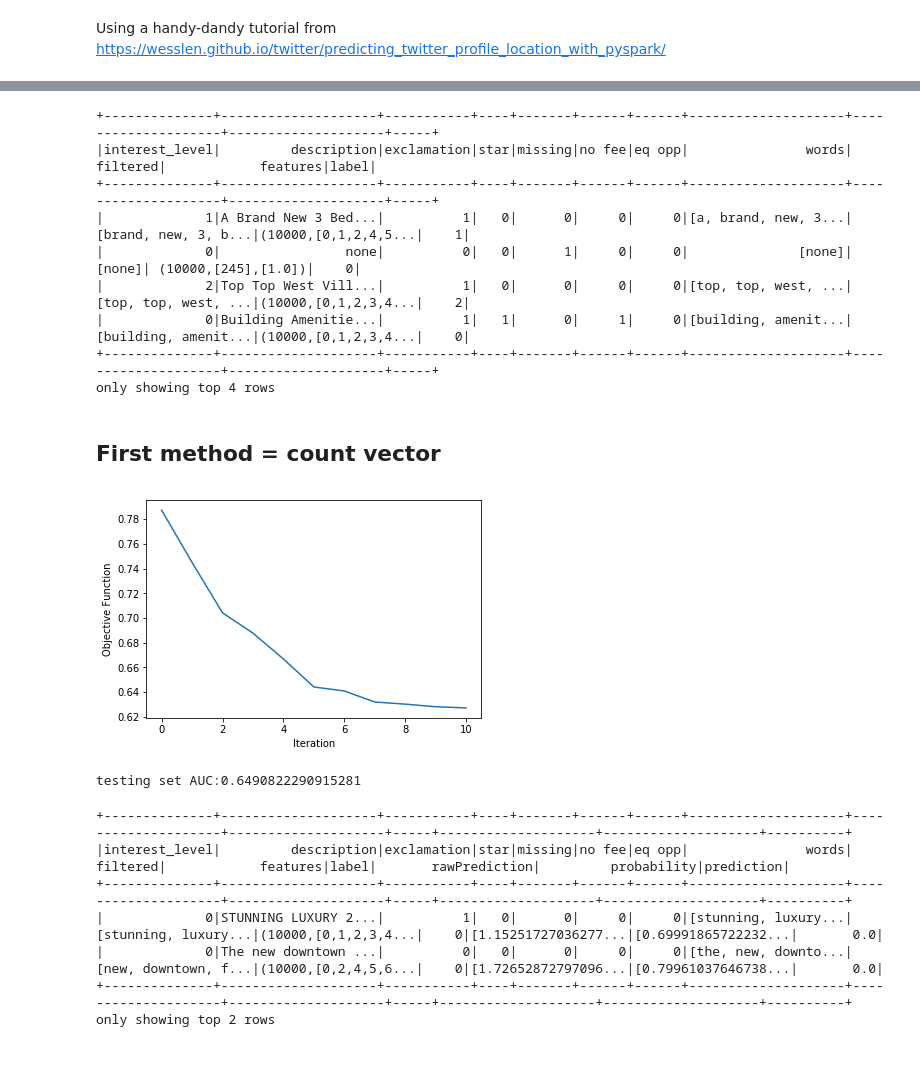
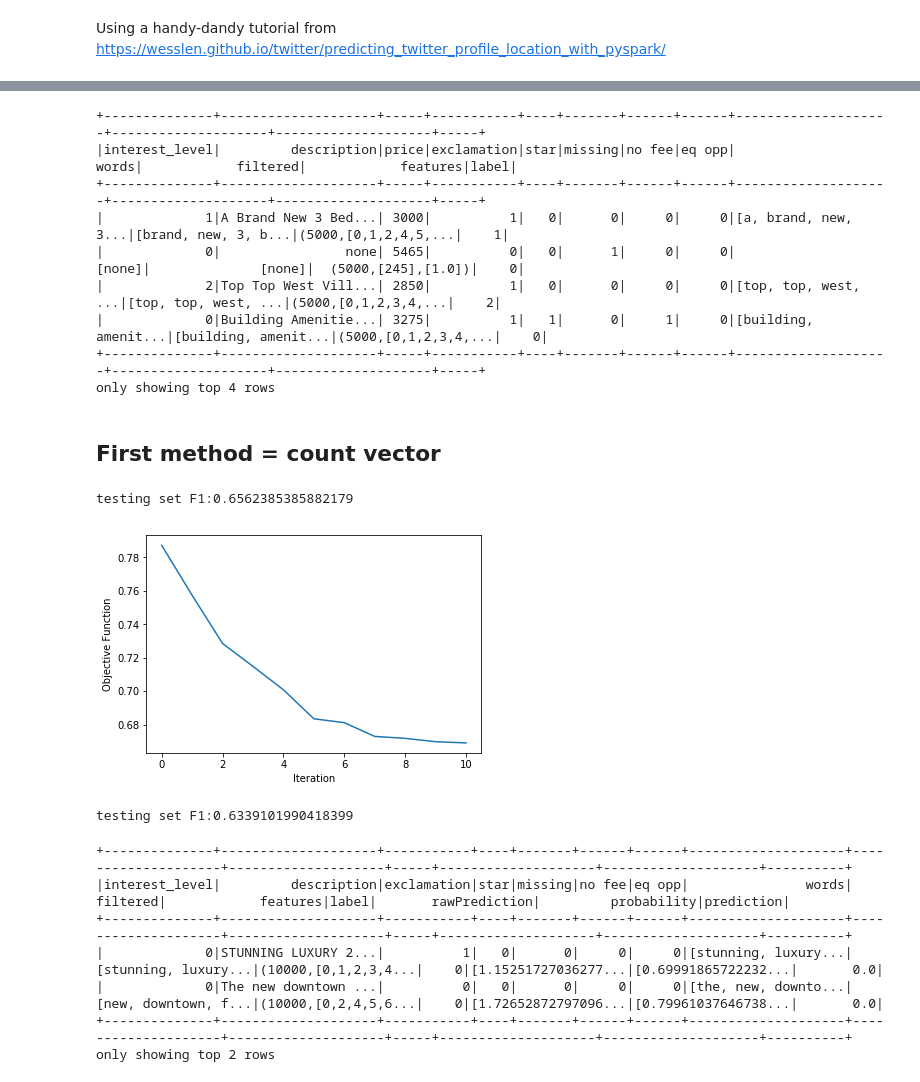
Before and after one commit to DrewPritchard/BigData_PSTAT235, a Jupyter notebook: rentalPrice_georgia.ipynb, the cells around one changed output, grey strips where cells are left out. Saved outputs shown, nothing was run; the diff lists cells and outputs as text; code cells hidden in the pictures.

Commit message:
added crossvalidation for count vector

```diff
--- a/rentalPrice_georgia.ipynb
+++ b/rentalPrice_georgia.ipynb
@@ -554,24 +546,16 @@ countVectors = CountVectorizer(inputCol="filtered", outputCol="features", vocabS
 # %%
-from pyspark.ml import Pipeline
-from pyspark.ml.linalg import DenseVector
-from pyspark.sql.functions import col
-from pyspark.sql.types import IntegerType
-
-
-pipeline = Pipeline(stages=[regexTokenizer, stopwordsRemover, countVectors])
-
 # Fit the pipeline to training documents.
-pipelineFit = pipeline.fit(train4)
-dataset = pipelineFit.transform(train4)
-dataset = dataset.withColumn("label", dataset["interest_level"].cast(IntegerType()))
-dataset.show(4)
+#pipelineFit = pipeline.fit(train4)
+#dataset = pipelineFit.transform(train4)
+#dataset = dataset.withColumn("label", dataset["interest_level"].cast(IntegerType()))
+#dataset.show(4)
 # %% [output]
-+--------------+--------------------+-----------+----+-------+------+------+--------------------+--------------------+--------------------+-----+
-|interest_level|         description|exclamation|star|missing|no fee|eq opp|               words|            filtered|            features|label|
-+--------------+--------------------+-----------+----+-------+------+------+--------------------+--------------------+--------------------+-----+
-|             1|A Brand New 3 Bed...|          1|   0|      0|     0|     0|[a, brand, new, 3...|[brand, new, 3, b...|(10000,[0,1,2,4,5...|    1|
-|             0|                none|          0|   0|      1|     0|     0|              [none]|              [none]| (10000,[245],[1.0])|    0|
-|             2|Top Top West Vill...|          1|   0|      0|     0|     0|[top, top, west, ...|[top, top, west, ...|(10000,[0,1,2,3,4...|    2|
-|             0|Building Amenitie...|          1|   1|      0|     1|     0|[building, amenit...|[building, amenit...|(10000,[0,1,2,3,4...|    0|
-+--------------+--------------------+-----------+----+-------+------+------+--------------------+--------------------+--------------------+-----+
++--------------+--------------------+-----+-----------+----+-------+------+------+--------------------+--------------------+--------------------+-----+
+|interest_level|         description|price|exclamation|star|missing|no fee|eq opp|               words|            filtered|            features|label|
++--------------+--------------------+-----+-----------+----+-------+------+------+--------------------+--------------------+--------------------+-----+
+|             1|A Brand New 3 Bed...| 3000|          1|   0|      0|     0|     0|[a, brand, new, 3...|[brand, new, 3, b...|(5000,[0,1,2,4,5,...|    1|
+|             0|                none| 5465|          0|   0|      1|     0|     0|              [none]|              [none]|  (5000,[245],[1.0])|    0|
+|             2|Top Top West Vill...| 2850|          1|   0|      0|     0|     0|[top, top, west, ...|[top, top, west, ...|(5000,[0,1,2,3,4,...|    2|
+|             0|Building Amenitie...| 3275|          1|   1|      0|     1|     0|[building, amenit...|[building, amenit...|(5000,[0,1,2,3,4,...|    0|
++--------------+--------------------+-----+-----------+----+-------+------+------+--------------------+--------------------+--------------------+-----+
 only showing top 4 rows
@@ -599,15 +614,20 @@ mlrModel = mlr.fit(train_setB)
+# %%
+evaluator = MulticlassClassificationEvaluator()
+print("testing set F1:" + str(evaluator.evaluate(prediction)))
+# %% [output]
+testing set F1:0.6562385385882179
 # %%
 # Extract the summary from the returned LogisticRegressionModel instance trained
-trainingSummary = mlrModel.summary
+#trainingSummary = mlrModel.summary
 
 # Obtain the objective per iteration
-objectiveHistory = trainingSummary.objectiveHistory
-plt.plot(objectiveHistory)
-plt.ylabel('Objective Function')
-plt.xlabel('Iteration')
-plt.show()
+#objectiveHistory = trainingSummary.objectiveHistory
+#plt.plot(objectiveHistory)
+#plt.ylabel('Objective Function')
+#plt.xlabel('Iteration')
+#plt.show()
 # %% [output]
-[figure, old version]
+[figure, new version]
 # %%
 # I'm not sure why this takes such a long time to run....
 
@@ -623,10 +642,10 @@ evaluator = MulticlassClassificationEvaluator()
 
 #cache(predictions_m1)
 # %%
-testpreds_m1 = mlrModel.transform(test_setB)
-print("testing set AUC:" + str(evaluator.evaluate(testpreds_m1)))
+#testpreds_m1 = mlrModel.transform(test_setB)
+#print("testing set F1:" + str(evaluator.evaluate(testpreds_m1)))
 
-testpreds_m1 = testpreds_m1.cache()
+#testpreds_m1 = testpreds_m1.cache()
 # %% [output]
-testing set AUC:0.6490822290915281
+testing set F1:0.6339101990418399
 # %%
```
Also changed, not shown: parts of 29 cells of this notebook.
